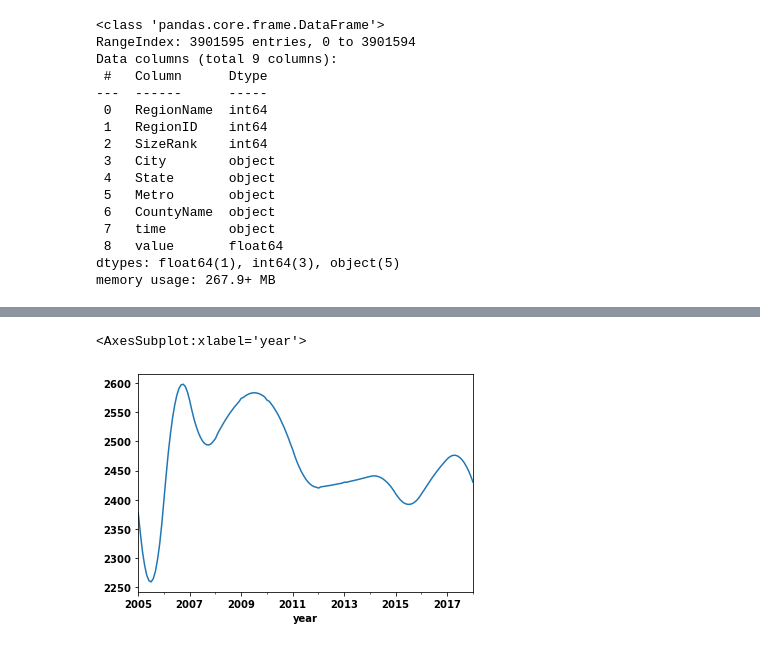
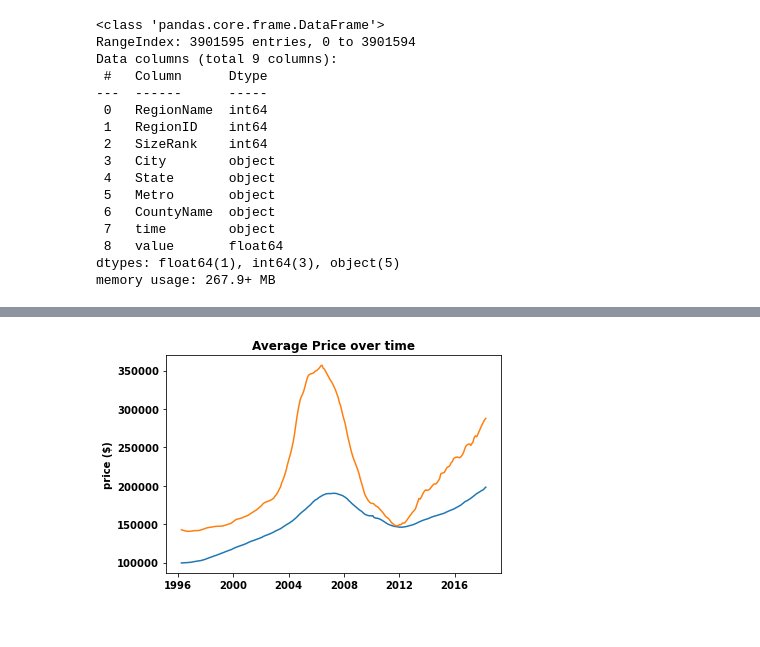
Before and after one commit to FeritYikar/phase4, a Jupyter notebook: jupyter_files/Abass.ipynb, the cells around one changed output, grey strips where cells are left out. Saved outputs shown, nothing was run; the diff lists cells and outputs as text; code cells hidden in the pictures.

```diff
--- a/jupyter_files/Abass.ipynb
+++ b/jupyter_files/Abass.ipynb
@@ -149,5 +117,0 @@ test_df = test_df.interpolate(method = 'spline', order = 2)
-# %%
-test_df['population'].plot()
-# %% [output]
-<AxesSubplot:xlabel='year'>
-[figure, removed]
@@ -244,0 +118,12 @@ def scrape_data(zipcode):
+# %%
+df['time'] = pd.to_datetime(df['time'], format='%Y-%m', errors= 'coerce')
+df.set_index('time', inplace=True)
+# %%
+fig, ax = plt.subplots()
+ax.set_title('Average Price over time')
+ax.set_ylabel('price ($)')
+ax.plot(df.groupby('time').median()['value'])
+ax.plot(df[df['State'] == 'NV'].groupby('time').median()['value'])
+plt.legend;
+# %% [output]
+[figure, added]
```
Also changed, not shown: parts of 80 cells of this notebook, 15 other files.
